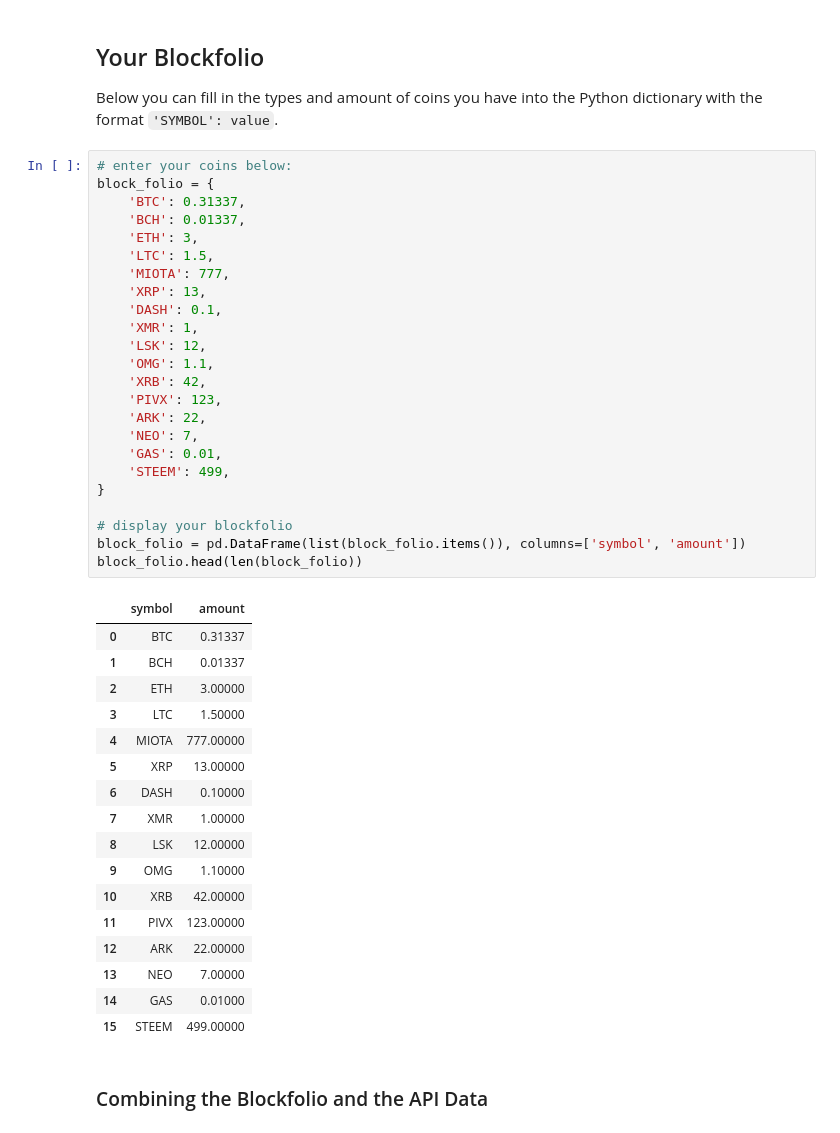
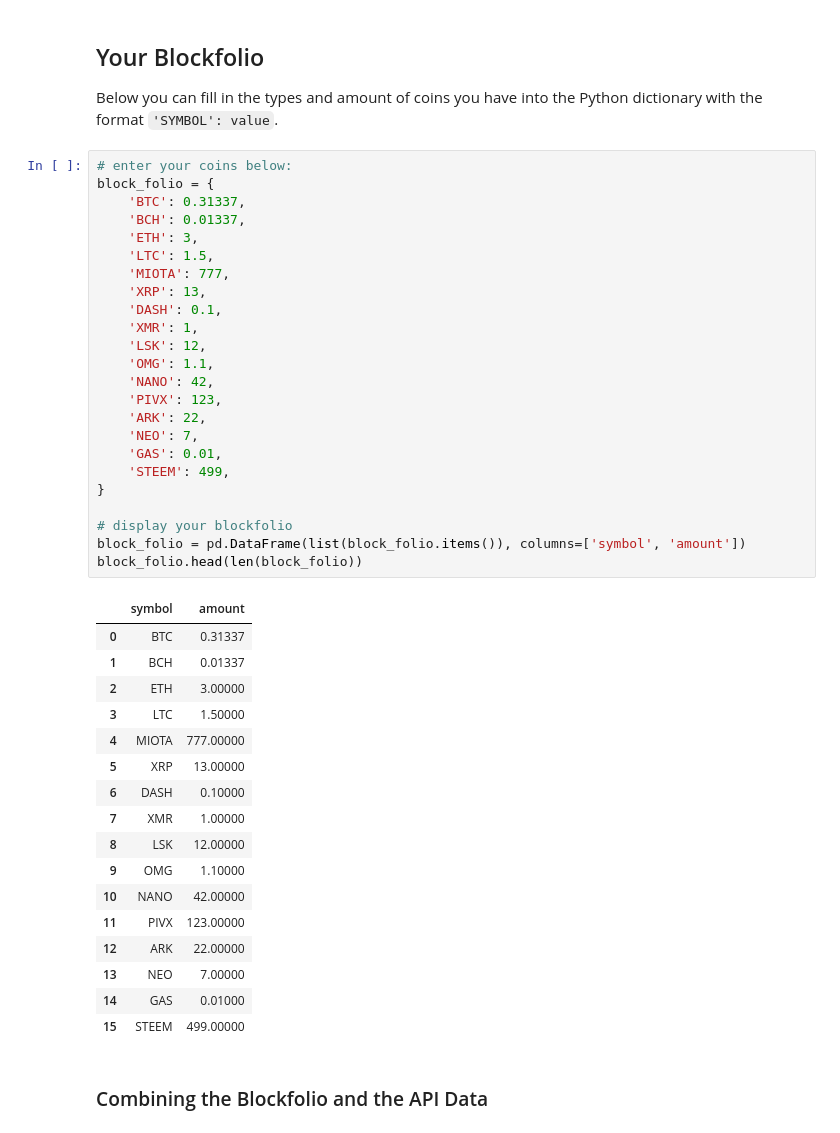
Before and after one commit to SmokinCaterpillar/blockfolio, a Jupyter notebook: Blockfolio.ipynb, the cells around one changed output. Cells and saved outputs as stored; diff of their text form.

```diff
--- a/Blockfolio.ipynb
+++ b/Blockfolio.ipynb
@@ -77,35 +77,35 @@ block_folio = {
     'ETH': 3,
     'LTC': 1.5,
     'MIOTA': 777,
     'XRP': 13,
     'DASH': 0.1,
     'XMR': 1,
     'LSK': 12,
     'OMG': 1.1,
-    'XRB': 42,
+    'NANO': 42,
     'PIVX': 123,
     'ARK': 22,
     'NEO': 7,
     'GAS': 0.01,
     'STEEM': 499,
 }
 
 # display your blockfolio
 block_folio = pd.DataFrame(list(block_folio.items()), columns=['symbol', 'amount'])
 block_folio.head(len(block_folio))
 # %% [output]
 |  | symbol | amount |
 | 0 | BTC | 0.31337 |
 | 1 | BCH | 0.01337 |
 | 2 | ETH | 3.00000 |
 | 3 | LTC | 1.50000 |
 | 4 | MIOTA | 777.00000 |
 | 5 | XRP | 13.00000 |
 | 6 | DASH | 0.10000 |
 | 7 | XMR | 1.00000 |
 | 8 | LSK | 12.00000 |
 | 9 | OMG | 1.10000 |
-| 10 | XRB | 42.00000 |
+| 10 | NANO | 42.00000 |
 | 11 | PIVX | 123.00000 |
 | 12 | ARK | 22.00000 |
 | 13 | NEO | 7.00000 |
```
Also changed, not shown: parts of 2 cells of this notebook.
